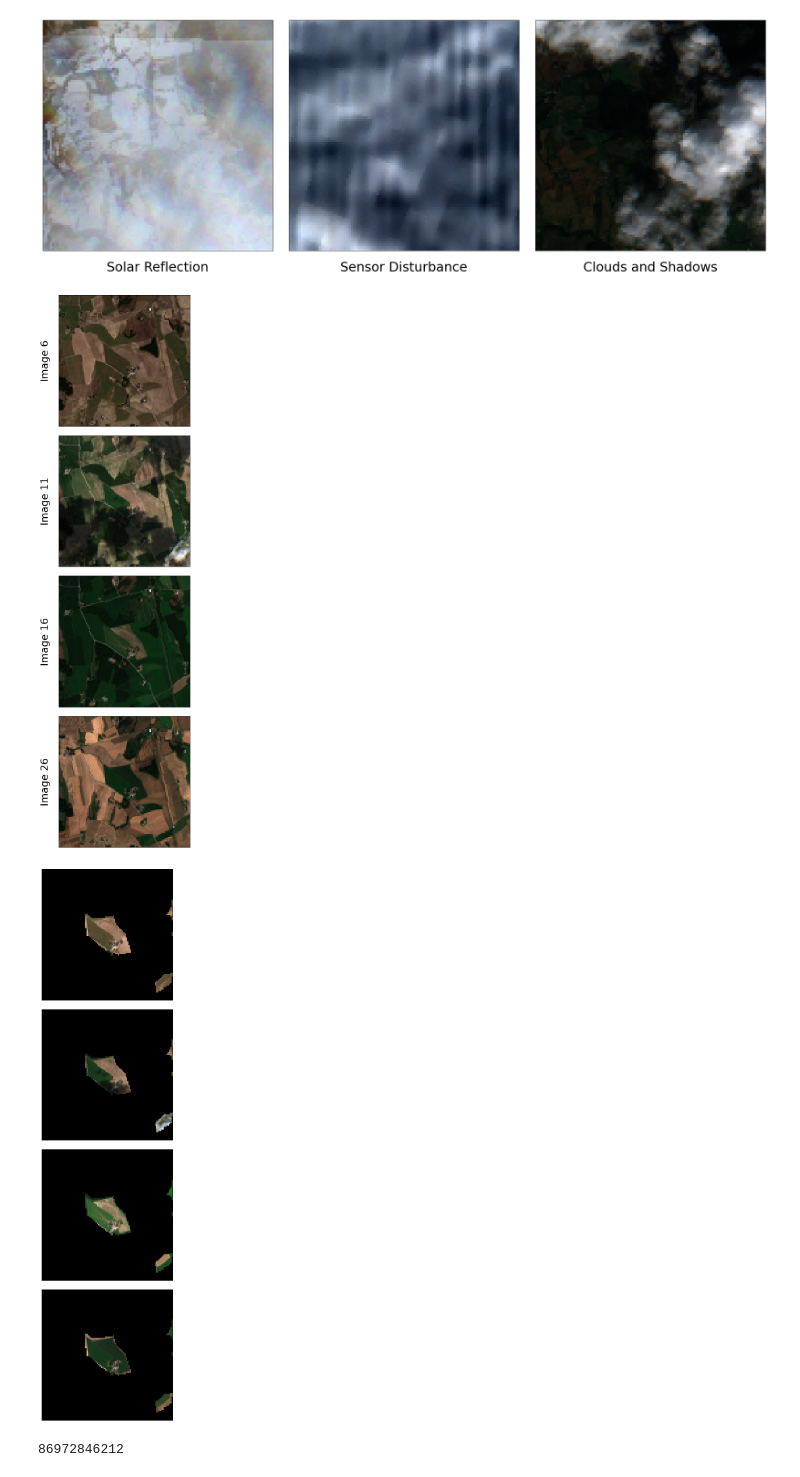
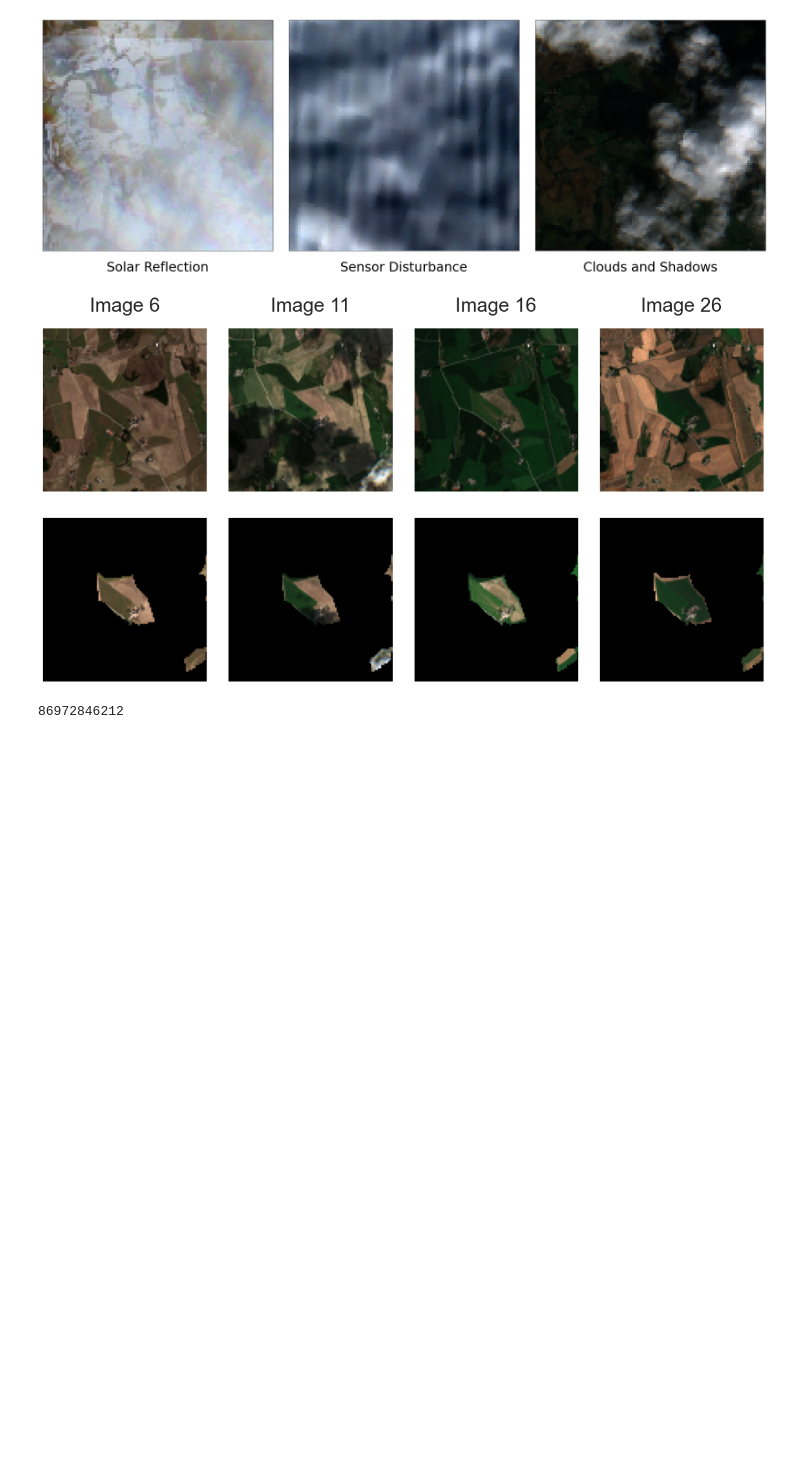
Before and after one commit to Ilumenar/kornmo-master-thesis, a Jupyter notebook: notebooks/plotting_optimal_farm.ipynb, the cells around one changed output. Drawn from its saved outputs; the diff is of its cells as text; code cells hidden in the pictures; blank space fills up the shorter version.

```diff
--- a/notebooks/plotting_optimal_farm.ipynb
+++ b/notebooks/plotting_optimal_farm.ipynb
@@ -71,45 +71,48 @@ temporal_names = ["Image 6", "Image 11", "Image 16", "Image 26"]
 
 # for i in [5, 10, 15, 25]:
 
-_, axs = plt.subplots(4, 1, figsize=(30, 30))
+_, axs = plt.subplots(1, 4, figsize=(20, 20))
 axs[0].imshow(to_rgb(RAW_BIG_IMAGES[5]))
 axs[1].imshow(to_rgb(RAW_BIG_IMAGES[10]))
 axs[2].imshow(to_rgb(RAW_BIG_IMAGES[15]))
 axs[3].imshow(to_rgb(RAW_BIG_IMAGES[25]))
 
 for ax, name in zip(axs.flat, temporal_names):
-    ax.set_ylabel(f"{name}", fontsize=30, labelpad=25)
+    ax.set_xlabel(f"{name}", fontsize=30, labelpad=25)
+    ax.xaxis.set_label_position('top')
 
 for ax in axs.flat:
     ax.set_xticks([])
     ax.set_yticks([])
 
-plt.subplots_adjust(wspace=0, hspace=0.07)
+
+plt.subplots_adjust(wspace=0.13, hspace=0)
 fig.tight_layout()
 plt.show()
 
 
 
-_, axs = plt.subplots(4, 1, figsize=(30, 30))
+
+_, axs = plt.subplots(1, 4, figsize=(20, 20))
 axs[0].imshow(to_rgb(RAW_BIG_IMAGES_masked[5]))
 axs[1].imshow(to_rgb(RAW_BIG_IMAGES_masked[10]))
 axs[2].imshow(to_rgb(RAW_BIG_IMAGES_masked[15]))
 axs[3].imshow(to_rgb(RAW_BIG_IMAGES_masked[25]))
 
 for ax in axs.flat:
     ax.set_xticks([])
     ax.set_yticks([])
 
-plt.subplots_adjust(wspace=0, hspace=0.07)
+plt.subplots_adjust(wspace=0.13, hspace=0)
 fig.tight_layout()
 plt.show()
 
 
 
 name_number = name_number + 1
 # %% [output]
-[figure, old version]
+[figure, new version]
-[figure, old version]
+[figure, new version]
 # %%
 # ---------------- Plotting four 16x16 fields with or without masks -------------------
 
```
Also changed, not shown: parts of 1 cell of this notebook, 2 other files.
